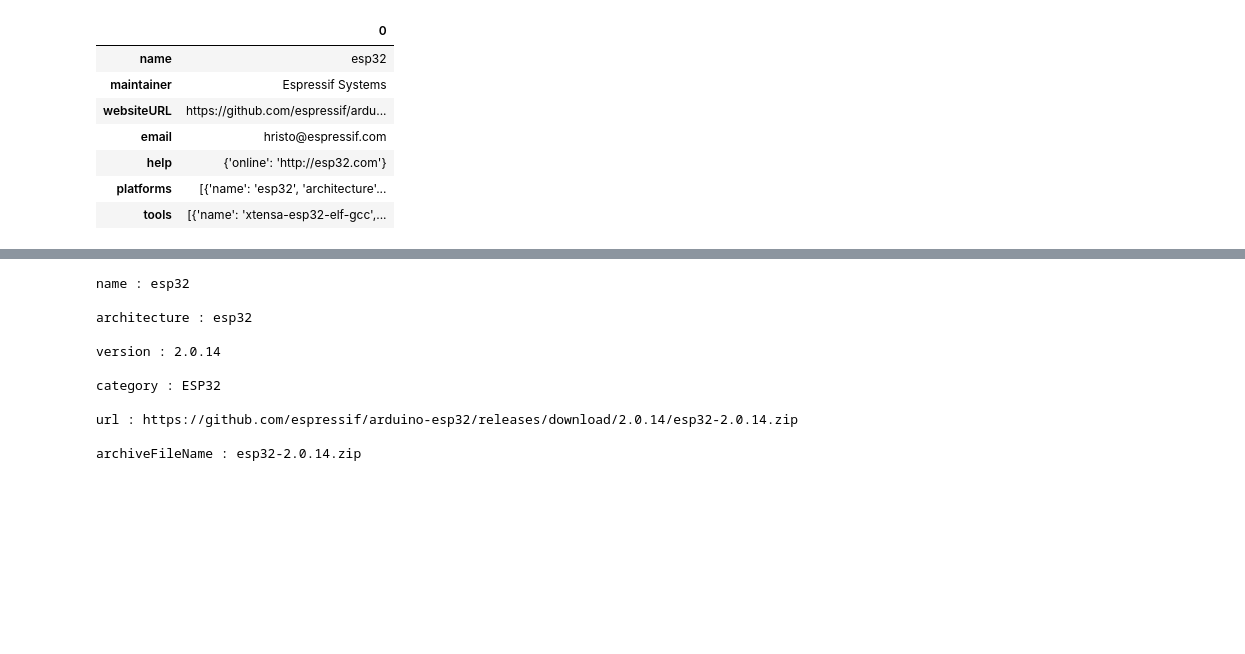
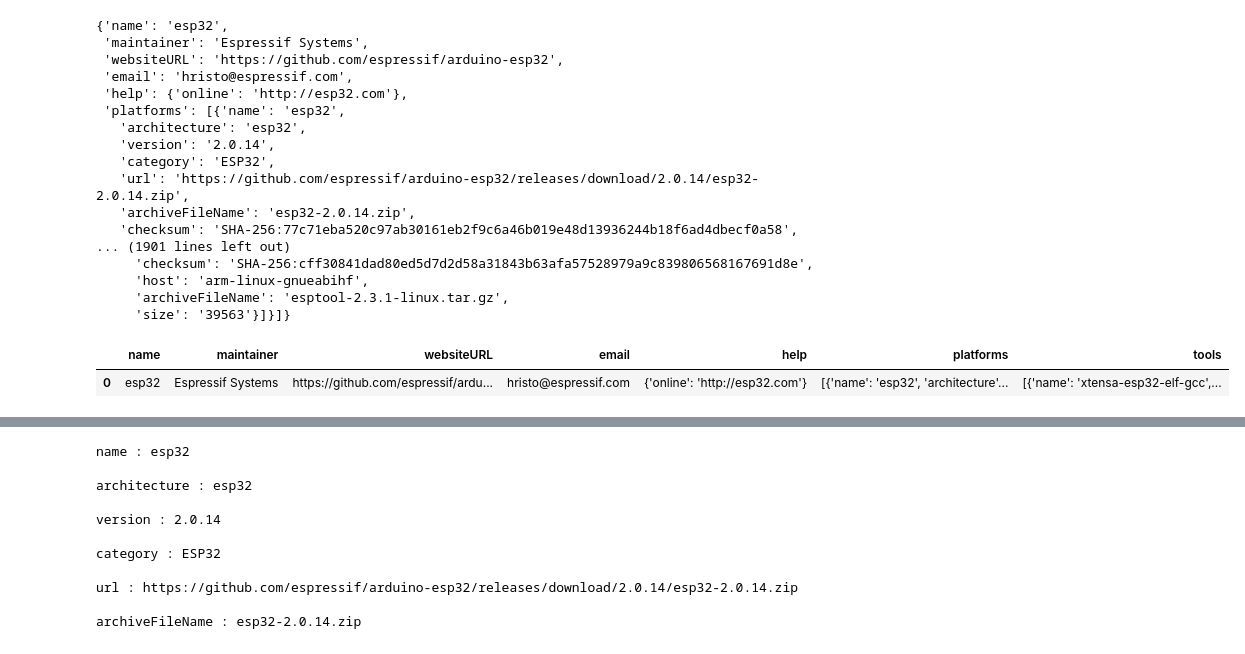
Before and after one commit to jdavid54/jupyter_notebooks, a Jupyter notebook: esp32_esp8266_boards_json.ipynb, the cells around one changed output, grey strips where cells are left out. Cells and saved outputs as stored; diff of their text form; code cells hidden in the pictures; blank space fills up the shorter version.

```diff
--- a/esp32_esp8266_boards_json.ipynb
+++ b/esp32_esp8266_boards_json.ipynb
@@ -26,16 +88,30 @@ dict
 # %%
 # Extracting the 'packages' dictionary
 packages_dict = data['packages'][0]
+packages_dict
+# %% [output]
+{'name': 'esp32',
+ 'maintainer': 'Espressif Systems',
+ 'websiteURL': 'https://github.com/espressif/arduino-esp32',
+ 'email': 'hristo@espressif.com',
+ 'help': {'online': 'http://esp32.com'},
+ 'platforms': [{'name': 'esp32',
+   'architecture': 'esp32',
+   'version': '2.0.14',
+   'category': 'ESP32',
+   'url': 'https://github.com/espressif/arduino-esp32/releases/download/2.0.14/esp32-2.0.14.zip',
+   'archiveFileName': 'esp32-2.0.14.zip',
+   'checksum': 'SHA-256:77c71eba520c97ab30161eb2f9c6a46b019e48d13936244b18f6ad4dbecf0a58',
+... (1901 lines left out)
+     'checksum': 'SHA-256:cff30841dad80ed5d7d2d58a31843b63afa57528979a9c839806568167691d8e',
+     'host': 'arm-linux-gnueabihf',
+     'archiveFileName': 'esptool-2.3.1-linux.tar.gz',
+     'size': '39563'}]}]}
 # %%
 df = pd.DataFrame.from_dict(packages_dict, orient='index')
+df=df.transpose()
 df
 # %% [output]
-|  | 0 |
-| name | esp32 |
-| maintainer | Espressif Systems |
-| websiteURL | https://github.com/espressif/ardu... |
-| email | hristo@espressif.com |
-| help | {'online': 'http://esp32.com'} |
-| platforms | [{'name': 'esp32', 'architecture'... |
-| tools | [{'name': 'xtensa-esp32-elf-gcc',... |
+|  | name | maintainer | websiteURL | email | help | platforms | tools |
+| 0 | esp32 | Espressif Systems | https://github.com/espressif/ardu... | hristo@espressif.com | {'online': 'http://esp32.com'} | [{'name': 'esp32', 'architecture'... | [{'name': 'xtensa-esp32-elf-gcc',... |
 # %%
```
Also changed, not shown: parts of 13 cells of this notebook, 8 other files.
